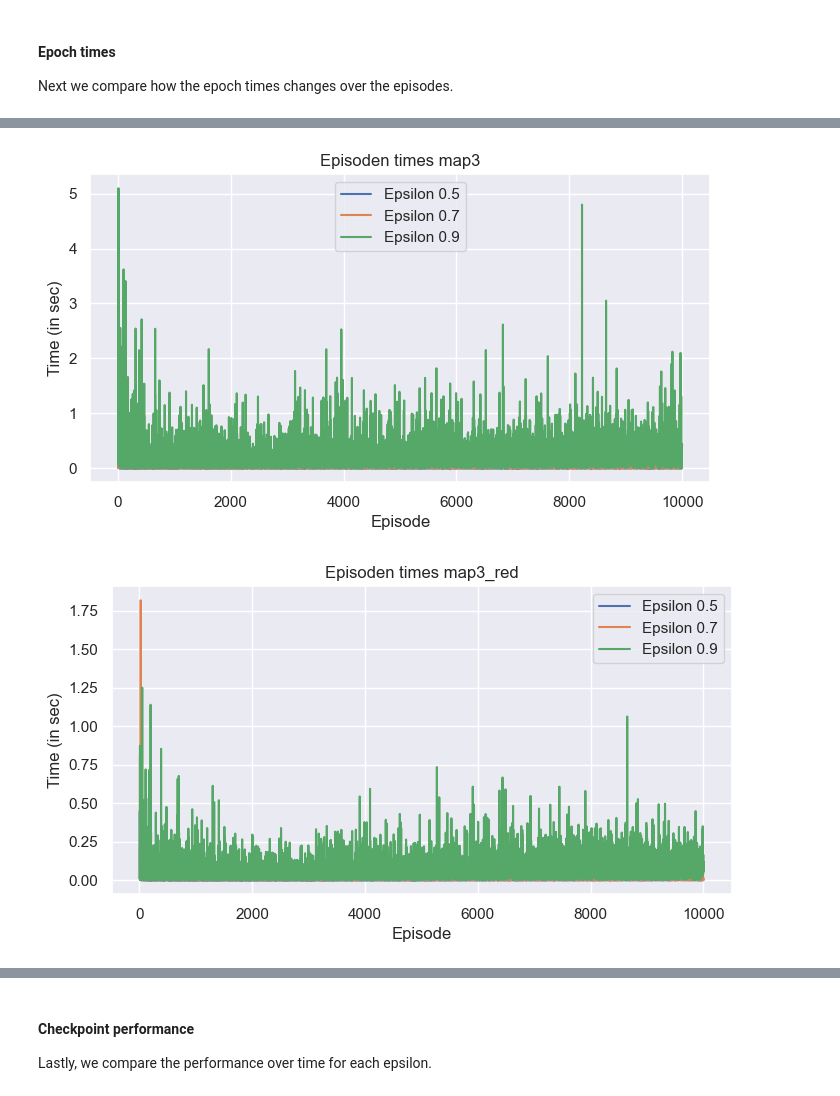
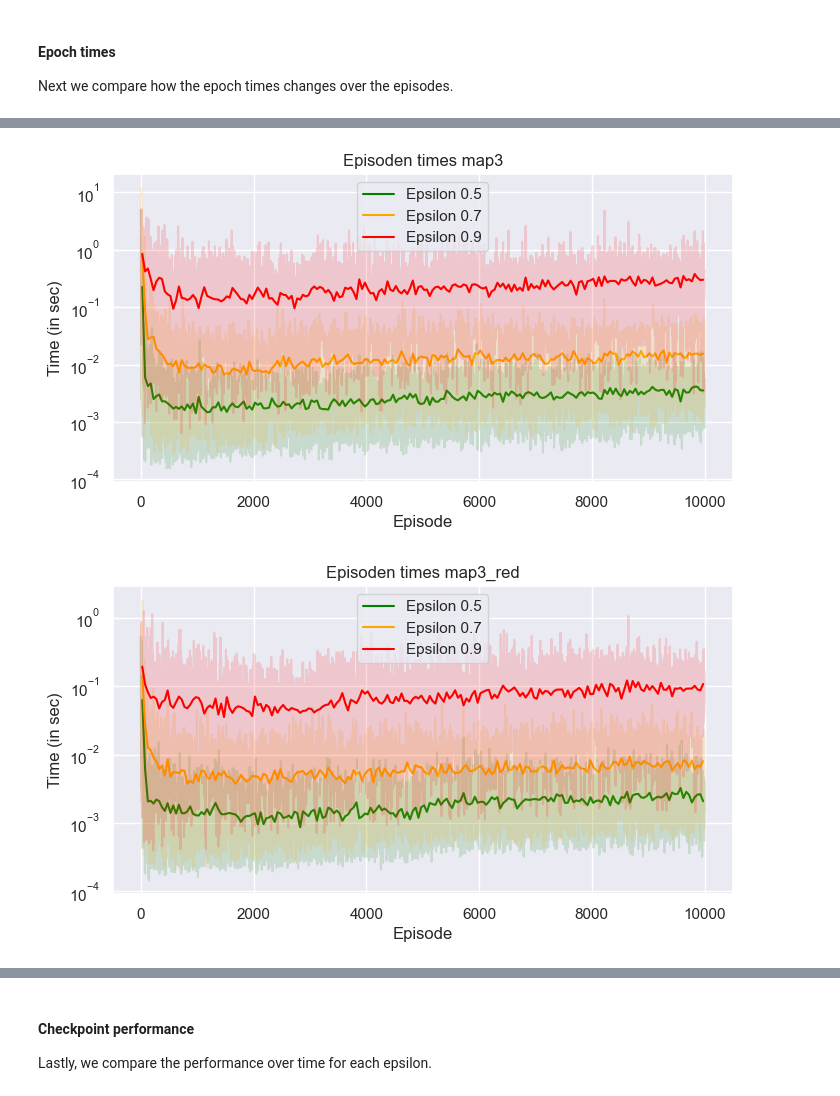
Before and after one commit to max-seeli/reinforce-path-explorer, a Jupyter notebook: train.ipynb, the cells around one changed output, grey strips where cells are left out. Drawn from its saved outputs; the diff is of its cells as text; code cells hidden in the pictures.

Commit message:
Added code to evaluate episode runtimes

```diff
--- a/train.ipynb
+++ b/train.ipynb
@@ -297,17 +297,24 @@ Next we compare how the epoch times changes over the episodes.
 # %%
+import numpy as np
+
 unique_maps = df_epoch_times['map'].unique()
 
-# Plot each map separately
+step_size = 50
+
+colors = ["green","orange", "red"]
+
 for map_name in unique_maps:
     plt.figure(figsize=(8, 4))
     map_df = df_epoch_times[df_epoch_times['map'] == map_name]
 
-    for epsilon_val, epsilon_group in map_df.groupby('epsilon'):
-        plt.plot(epsilon_group['episode'], epsilon_group['epoch_time'], linestyle='-', label=f'Epsilon {epsilon_val}')
+    for (epsilon_val, epsilon_group), color in zip(map_df.groupby('epsilon'), colors):
+        plt.plot(epsilon_group['episode'], epsilon_group['epoch_time'], linestyle='-', alpha=0.15, color=color)
+        plt.plot(epsilon_group['episode'],epsilon_group['epoch_time'].rolling(step_size).mean(), linestyle='-', label=f'Epsilon {epsilon_val}', color=color)
 
     plt.title(f'Episoden times {map_name}')
     plt.xlabel('Episode')
     plt.ylabel('Time (in sec)')
-    plt.legend()
+    plt.yscale("log")
+    plt.legend(loc="best")
     plt.show()
 # %% [output]
@@ -316,2 +323,2 @@ for map_name in unique_maps:
-[figure, old version]
+[figure, new version]
-[figure, old version]
+[figure, new version]
```
Also changed, not shown: parts of 4 cells of this notebook.
